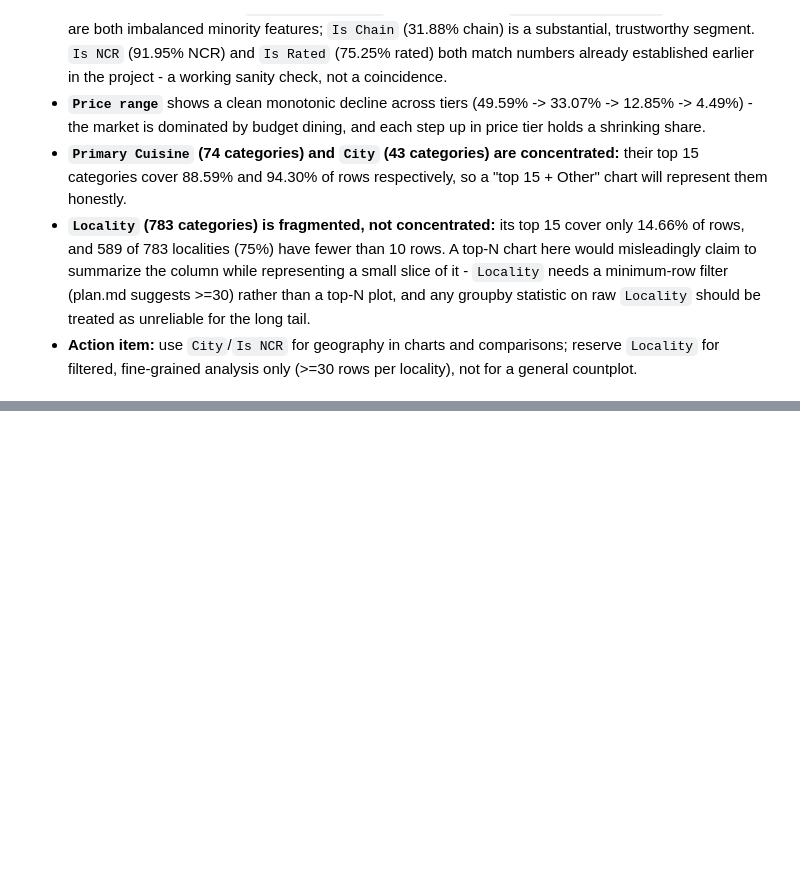
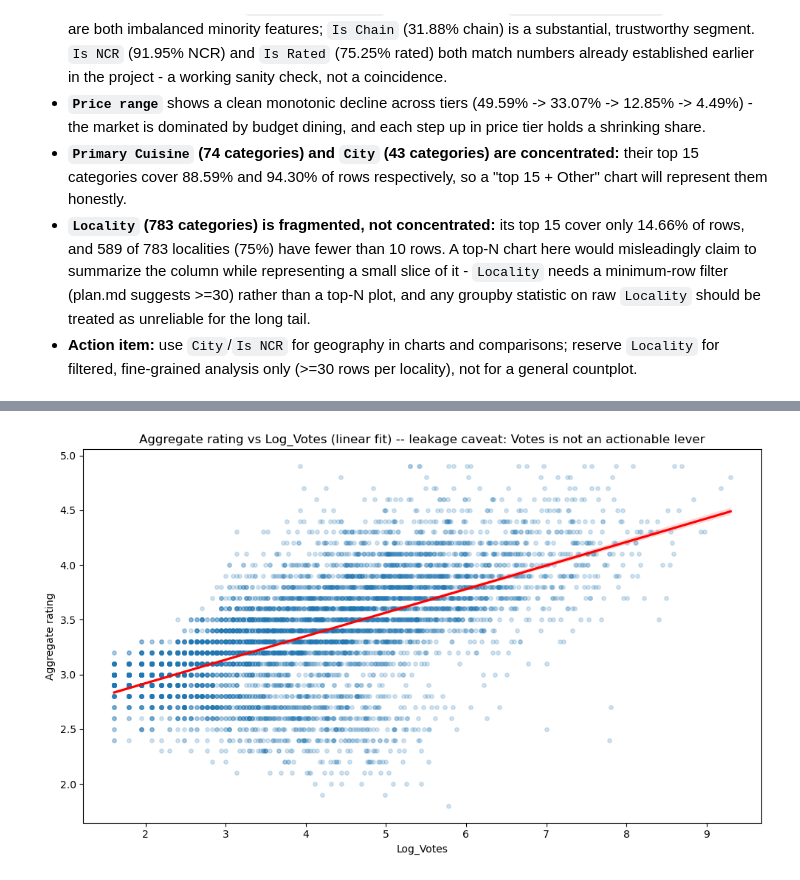
Before and after one commit to Dhruvgohil07/Zomato_Data_Analysis, a Jupyter notebook: Deep_EDA.ipynb, the cells around one changed output, grey strips where cells are left out. Saved outputs shown, nothing was run; the diff lists cells and outputs as text; code cells hidden in the pictures; blank space fills up the shorter version.

```diff
--- a/Deep_EDA.ipynb
+++ b/Deep_EDA.ipynb
@@ -140,0 +273,12 @@ Catogories with less than 10 rows: 589 of 783
+# %%
+# Aggregate rating vs Log_Votes -- scatter + regression
+# Caveat: Votes is measured *simultaneously* with rating (popularity and rating co-evolve),
+# so this relationship is descriptive, not something an owner can act on (see plan.md leakage note).
+plt.figure(figsize=(10, 6))
+sns.regplot(x='Log_Votes', y='Aggregate rating', data=df_rated,
+            scatter_kws={'alpha': 0.2, 's': 15}, line_kws={'color': 'red'})
+plt.title('Aggregate rating vs Log_Votes (linear fit) -- leakage caveat: Votes is not an actionable lever')
+plt.tight_layout()
+plt.show()
+# %% [output]
+[figure, added]
```
Also changed, not shown: parts of 33 cells of this notebook.
